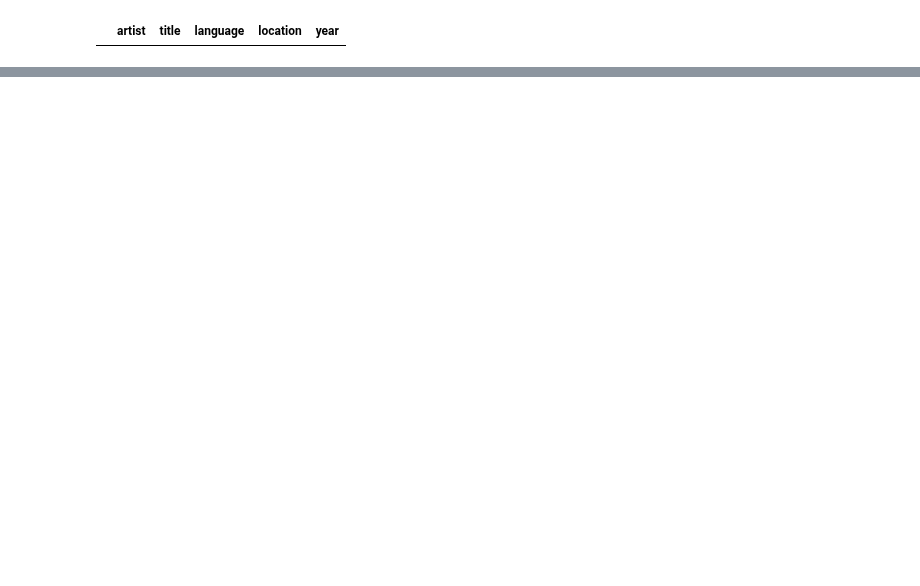
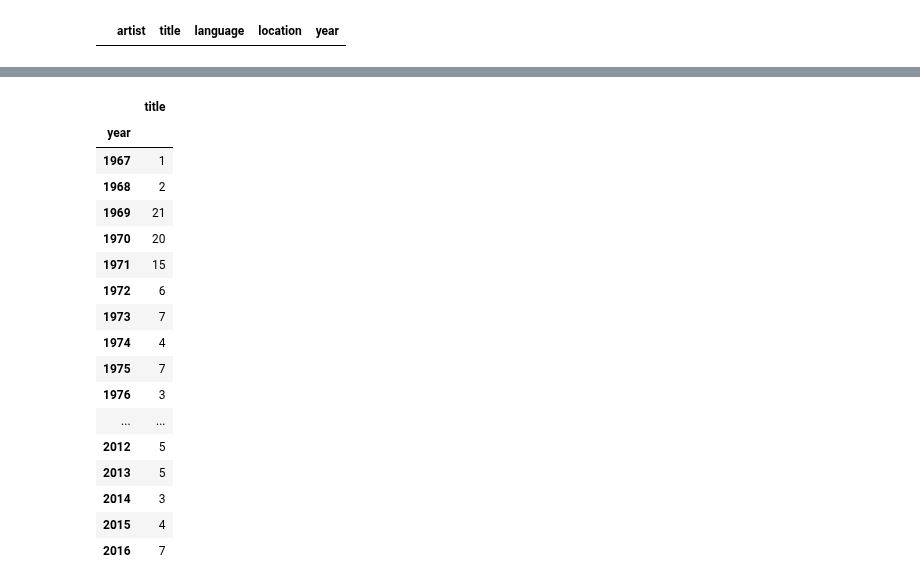
Before and after one commit to padesplaces/ada2017, a Jupyter notebook: project/song_story/Song Story.ipynb, the cells around one changed output, grey strips where cells are left out. Cells and saved outputs as stored; diff of their text form; code cells hidden in the pictures; blank space fills up the shorter version.

```diff
--- a/project/song_story/Song Story.ipynb
+++ b/project/song_story/Song Story.ipynb
@@ -289,3 +244,24 @@ myWay
 # %%
 pickle.dump(myWay,open('data/song_story.p','wb'))
 #myWay=pickle.load(open('data/song_story.p','rb'))
+# %%
+myWay[['title','year']].groupby('year').agg('count')
+# %% [output]
+|  | title |
+| year |  |
+| 1967 | 1 |
+| 1968 | 2 |
+| 1969 | 21 |
+| 1970 | 20 |
+| 1971 | 15 |
+| 1972 | 6 |
+| 1973 | 7 |
+| 1974 | 4 |
+| 1975 | 7 |
+| 1976 | 3 |
+| ... | ... |
+| 2012 | 5 |
+| 2013 | 5 |
+| 2014 | 3 |
+| 2015 | 4 |
+| 2016 | 7 |
```
Also changed, not shown: parts of 12 cells of this notebook, 1 other file.
